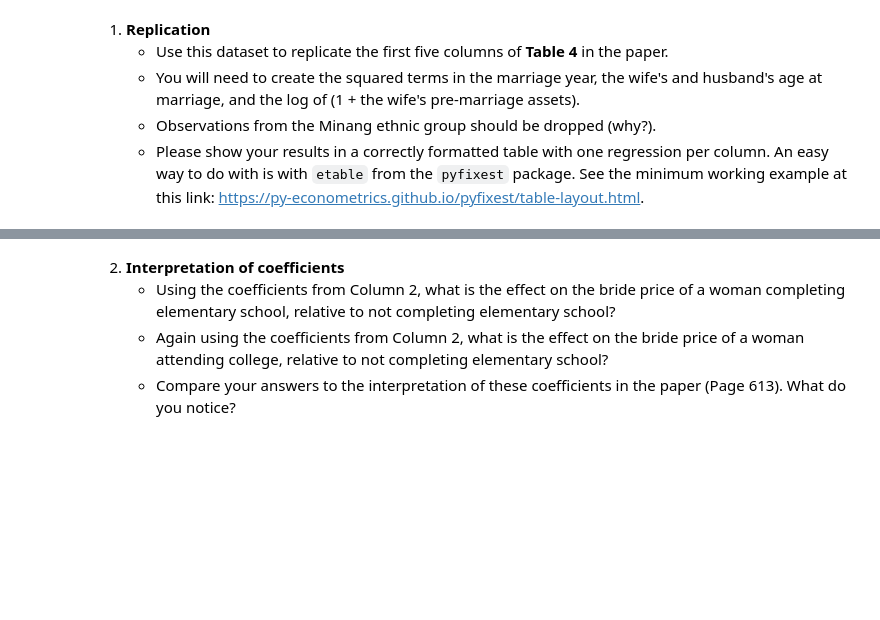
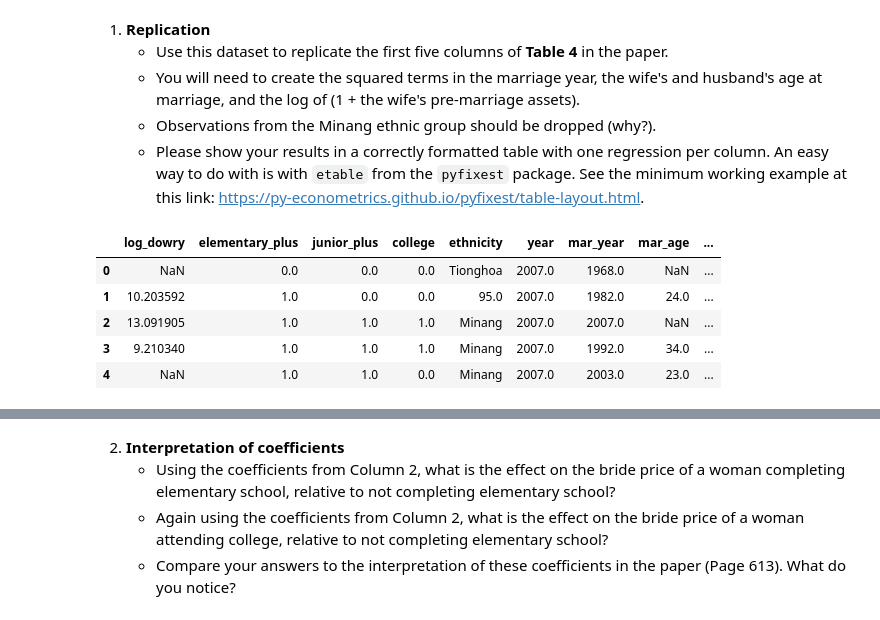
Before and after one commit to cramirezda/micro, a Jupyter notebook: Copia_de_Assignment_4_questions.ipynb, the cells around one changed output, grey strips where cells are left out. Drawn from its saved outputs; the diff is of its cells as text; code cells hidden in the pictures; blank space fills up the shorter version.

```diff
--- a/Copia_de_Assignment_4_questions.ipynb
+++ b/Copia_de_Assignment_4_questions.ipynb
@@ -363,3 +363,17 @@ The variables are defined as follows:
    - You will need to create the squared terms in the marriage year, the wife's and husband's age at marriage, and the log of (1 + the wife's pre-marriage assets).
    - Observations from the Minang ethnic group should be dropped (why?).
    - Please show your results in a correctly formatted table with one regression per column. An easy way to do with is with `etable` from the `pyfixest` package. See the minimum working example at this link: https://py-econometrics.github.io/pyfixest/table-layout.html.
+# %%
+df_filtered = df[df['ethnicity'] != 'Konghucu']
+df_filtered['mar_year_squared'] = df_filtered['mar_year'] ** 2
+df_filtered['husband_mar_age_squared'] = df_filtered['husband_mar_age'] ** 2
+df_filtered['log_pre_marriage_asset'] = np.log(1 + df_filtered['pre_marriage_asset'])
+df_filtered['wife_mar_age_squared'] = df_filtered['mar_age'] ** 2
+df_filtered.head()
+# %% [output]
+|  | log_dowry | elementary_plus | junior_plus | college | ethnicity | year | mar_year | mar_age | ... |
+| 0 | NaN | 0.0 | 0.0 | 0.0 | Tionghoa | 2007.0 | 1968.0 | NaN | ... |
+| 1 | 10.203592 | 1.0 | 0.0 | 0.0 | 95.0 | 2007.0 | 1982.0 | 24.0 | ... |
+| 2 | 13.091905 | 1.0 | 1.0 | 1.0 | Minang | 2007.0 | 2007.0 | NaN | ... |
+| 3 | 9.210340 | 1.0 | 1.0 | 1.0 | Minang | 2007.0 | 1992.0 | 34.0 | ... |
+| 4 | NaN | 1.0 | 1.0 | 0.0 | Minang | 2007.0 | 2003.0 | 23.0 | ... |
```
Also changed, not shown: parts of 5 cells of this notebook.
